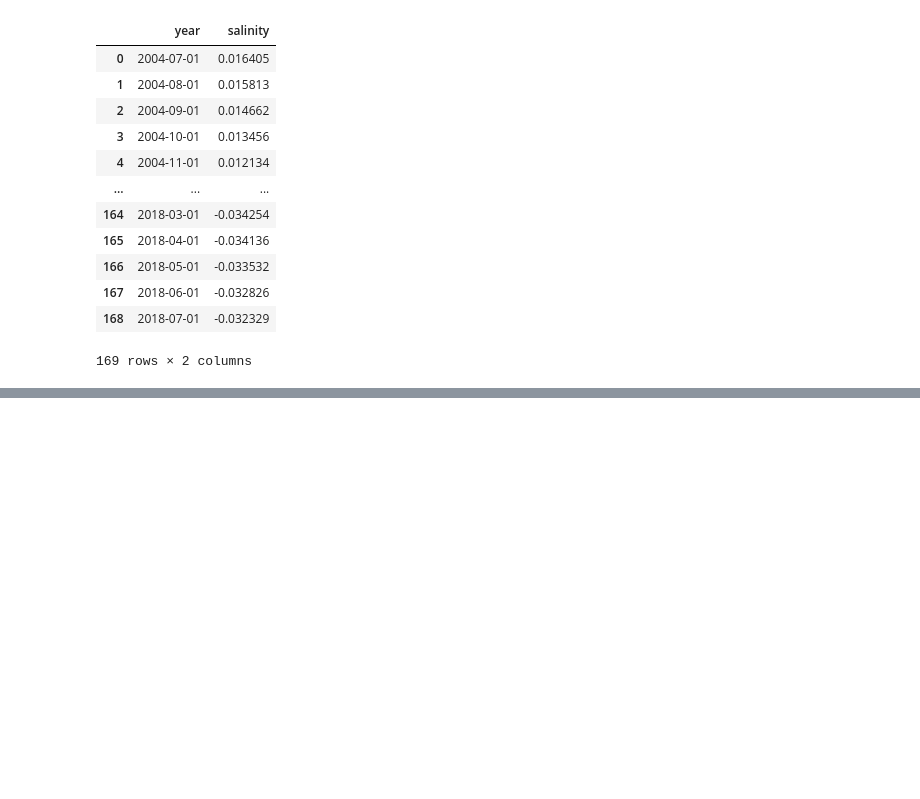
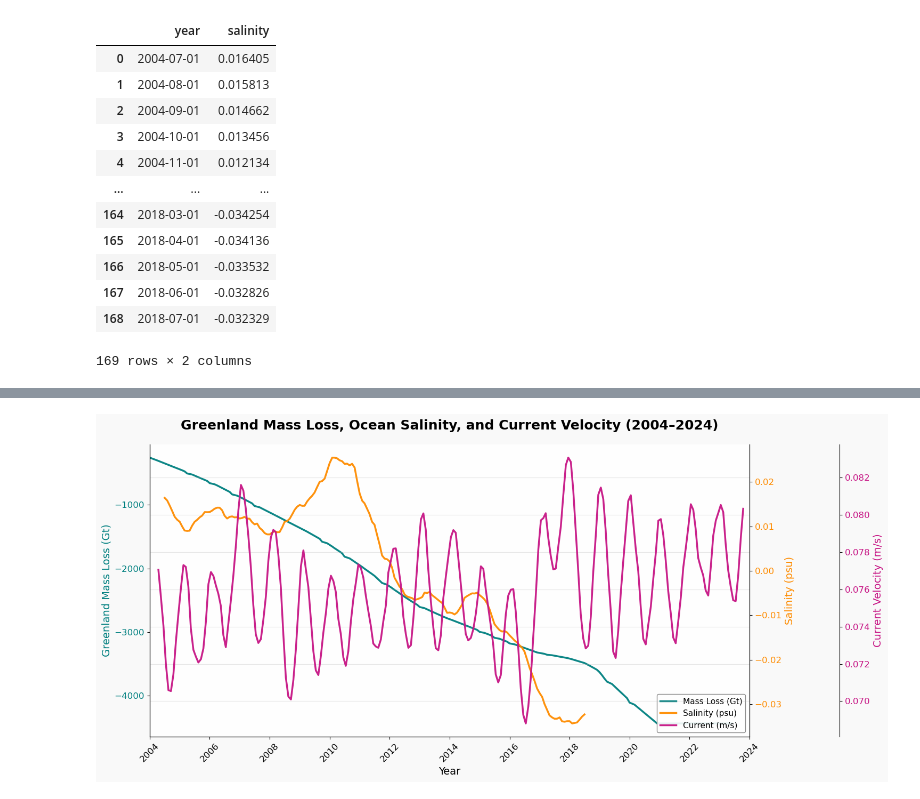
Before and after one commit to GPGN268/SP2025-FP07-glaciermelt, a Jupyter notebook: notebooks/relating-previous-plots.ipynb, the cells around one changed output, grey strips where cells are left out. Saved outputs shown, nothing was run; the diff lists cells and outputs as text; code cells hidden in the pictures; blank space fills up the shorter version.

Commit message:
Fixed previous plots, smoothed data, and added correlation

```diff
--- a/notebooks/relating-previous-plots.ipynb
+++ b/notebooks/relating-previous-plots.ipynb
@@ -9,7 +11,7 @@ from mpl_toolkits.axes_grid1 import make_axes_locatable
 # %% [markdown]
 ### Making the Greenland a 2 column df with same date format
 # %%
-mass_df['greenland_mass_loss'] = mass_df['greenland_mass_loss'].interpolate()
+mass_file_path = '../data/greenland-mass-balance.csv'
 # %%
 mass_df = pd.read_csv(mass_file_path, skiprows=6)
 
@@ -55,7 +57,7 @@ mass_df
 ### Making current data a 2 column df with same date format
 # %%
 
-current_file_path = '/Users/annag/work/classes/GPGN268/SP2025-FP07-glaciermelt/data/arctic_current_magnitude_timeseries.csv'
+current_file_path = '../data/arctic_current_magnitude_timeseries.csv'
 
 
 current_df = pd.read_csv(current_file_path)
@@ -91,7 +93,7 @@ current_df
 ### Plotting the data
 # %%
 
-salinity_file_path = '/Users/annag/work/classes/GPGN268/SP2025-FP07-glaciermelt/notebooks/greenland_smoothed_anomaly.csv'
+salinity_file_path = 'greenland_smoothed_anomaly.csv'
 
 
 salinity_df = pd.read_csv(salinity_file_path)
@@ -160,0 +140,79 @@ plt.show()
+# %%
+# === Remove duplicates from mass loss ===
+mass_df = mass_df.drop_duplicates(subset='year')
+
+# === Create uniform monthly index and interpolate mass loss from 2004 onward ===
+uniform_index = pd.date_range(start='2004-01-01', end=mass_df['year'].max(), freq='MS')
+mass_df = mass_df.set_index('year').sort_index()
+mass_df = mass_df.reindex(uniform_index)
+mass_df['greenland_mass_loss'] = mass_df['greenland_mass_loss'].interpolate(method='linear')
+mass_df = mass_df.reset_index().rename(columns={'index': 'year'})
+# %%
+plt.rcParams["font.family"] = "DejaVu Sans"  # Or use 'Helvetica' if installed
+plt.rcParams["axes.titlesize"] = 18
+plt.rcParams["axes.labelsize"] = 14
+plt.rcParams["xtick.labelsize"] = 12
+plt.rcParams["ytick.labelsize"] = 12
+
+# === Smooth current only ===
+current_df['current_smooth'] = current_df['current'].rolling(window=6, center=True).mean()
+
+# === Smooth current ===
+current_df['current_smooth'] = current_df['current'].rolling(window=6, center=True).mean()
+
+# === Plot ===
+fig, ax1 = plt.subplots(figsize=(14, 7))
+fig.patch.set_facecolor('#f9f9f9')       # Soft plot background
+ax1.set_facecolor('#fefefe')             # Axes panel background
+
+# --- Mass Loss ---
+ax1.plot(mass_df['year'], mass_df['greenland_mass_loss'],
+         color='teal', linewidth=2.5, alpha=0.95, label='Mass Loss (Gt)')
+ax1.set_ylabel('Greenland Mass Loss (Gt)', color='teal')
+ax1.tick_params(axis='y', labelcolor='teal')
+
+# --- Salinity ---
+ax2 = ax1.twinx()
+ax2.plot(salinity_df['year'], salinity_df['salinity'],
+         color='darkorange', linewidth=2.5, alpha=0.95, label='Salinity (psu)')
+ax2.set_ylabel('Salinity (psu)', color='darkorange')
+ax2.tick_params(axis='y', labelcolor='darkorange')
+
+# --- Current Velocity (Smoothed) ---
+ax3 = ax1.twinx()
+ax3.spines["right"].set_position(("axes", 1.15))
+ax3.plot(current_df['year'], current_df['current_smooth'],
+         color='mediumvioletred', linewidth=2.5, alpha=0.95, label='Current (m/s)')
+ax3.set_ylabel('Current Velocity (m/s)', color='mediumvioletred')
+ax3.tick_params(axis='y', labelcolor='mediumvioletred')
+
+# --- Shared x-axis formatting ---
+ax1.set_xlim(pd.Timestamp('2004-01-01'), mass_df['year'].max())
+ax1.set_xlabel("Year")
+plt.title("Greenland Mass Loss, Ocean Salinity, and Current Velocity (2004–2024)",
+          fontsize=18, fontweight='bold', pad=20)
+
+# --- Unified Legend ---
+lines1, labels1 = ax1.get_legend_handles_labels()
+lines2, labels2 = ax2.get_legend_handles_labels()
+lines3, labels3 = ax3.get_legend_handles_labels()
+ax1.legend(lines1 + lines2 + lines3,
+           labels1 + labels2 + labels3,
+           loc='lower right', fontsize=11, frameon=True,
+           facecolor='white', framealpha=0.9, edgecolor='gray')
+
+# --- Layout polish ---
+ax1.spines['top'].set_visible(False)
+ax2.spines['top'].set_visible(False)
+ax3.spines['top'].set_visible(False)
+
+xticks = pd.date_range(start='2004-01-01', end='2024-01-01', freq='2YS')
+ax1.set_xticks(xticks)
+ax1.set_xticklabels([d.strftime('%Y') for d in xticks], rotation=45)
+
+fig.tight_layout()
+fig.subplots_adjust(right=0.88)
+plt.grid(alpha=0.3)
+plt.show()
+# %% [output]
+[figure, added]
```
Also changed, not shown: parts of 5 cells of this notebook.
